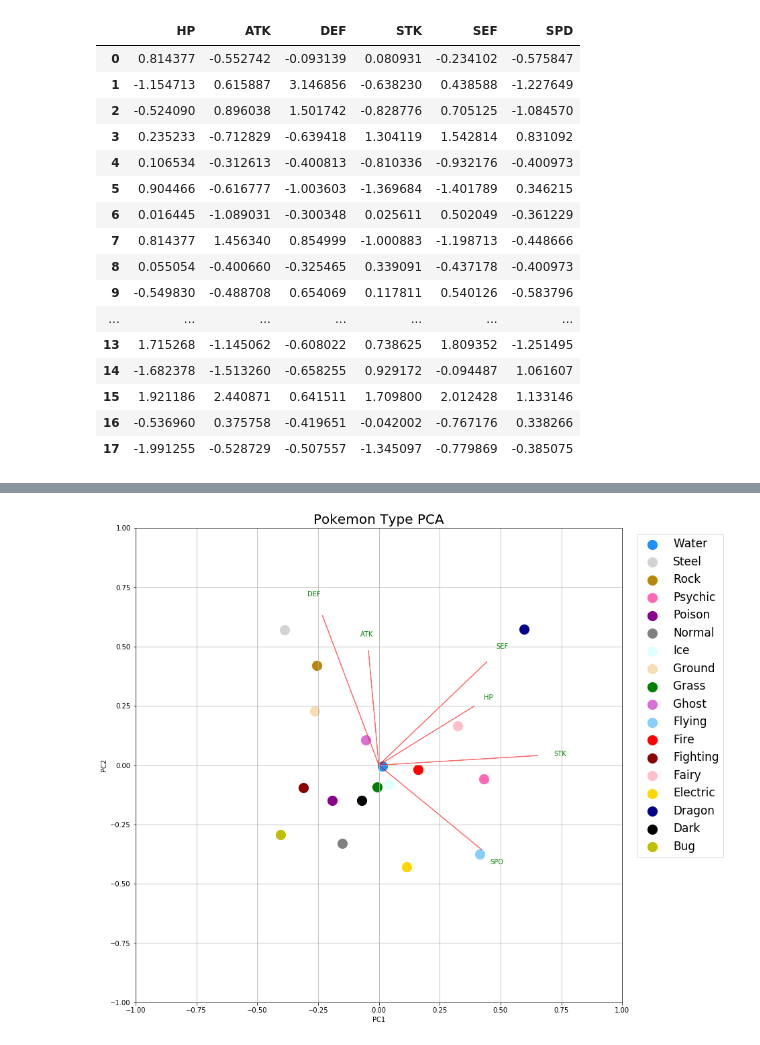
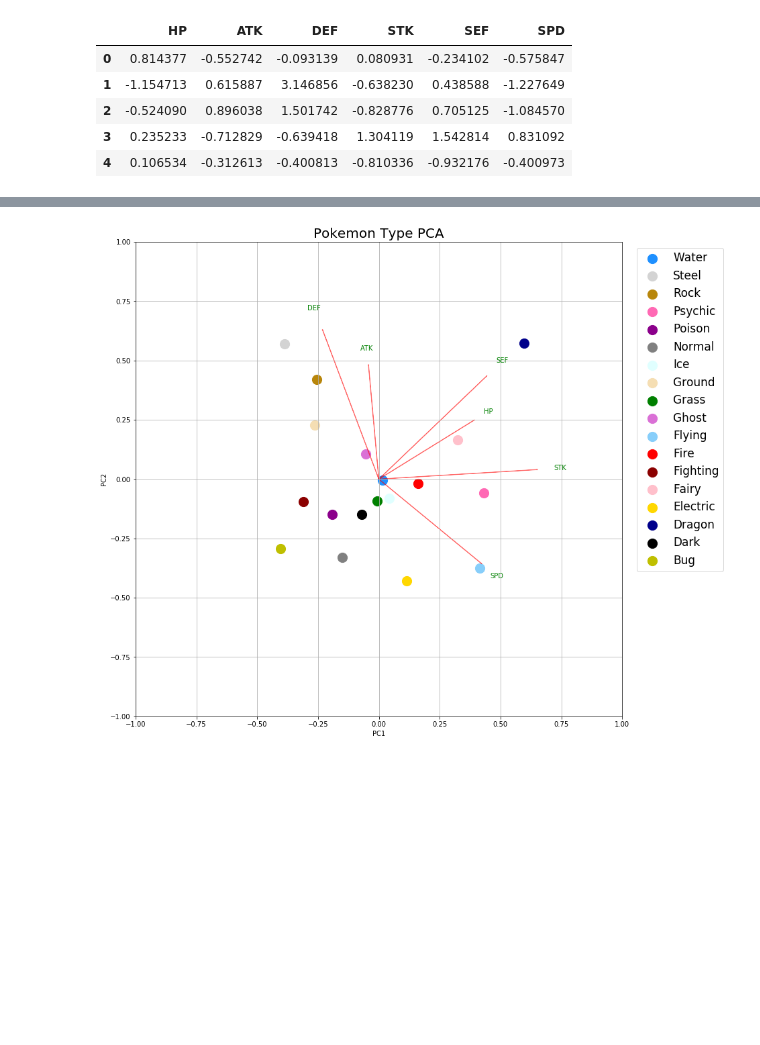
Before and after one commit to SeunguLyu/Pokemon_PCA, a Jupyter notebook: pokemon_type_pca.ipynb, the cells around one changed output, grey strips where cells are left out. Drawn from its saved outputs; the diff is of its cells as text; code cells hidden in the pictures; blank space fills up the shorter version.

```diff
--- a/pokemon_type_pca.ipynb
+++ b/pokemon_type_pca.ipynb
@@ -35,22 +80,11 @@ y = df.loc[:,['TYPE']].values
 x = StandardScaler().fit_transform(x)
 # %%
 dataset = pd.DataFrame({'HP':x[:,0],'ATK':x[:,1], 'DEF':x[:,2], 'STK':x[:,3], 'SEF':x[:,4], 'SPD':x[:,5]})
-dataset
+dataset.head()
 # %% [output]
 |  | HP | ATK | DEF | STK | SEF | SPD |
 | 0 | 0.814377 | -0.552742 | -0.093139 | 0.080931 | -0.234102 | -0.575847 |
 | 1 | -1.154713 | 0.615887 | 3.146856 | -0.638230 | 0.438588 | -1.227649 |
 | 2 | -0.524090 | 0.896038 | 1.501742 | -0.828776 | 0.705125 | -1.084570 |
 | 3 | 0.235233 | -0.712829 | -0.639418 | 1.304119 | 1.542814 | 0.831092 |
 | 4 | 0.106534 | -0.312613 | -0.400813 | -0.810336 | -0.932176 | -0.400973 |
-| 5 | 0.904466 | -0.616777 | -1.003603 | -1.369684 | -1.401789 | 0.346215 |
-| 6 | 0.016445 | -1.089031 | -0.300348 | 0.025611 | 0.502049 | -0.361229 |
-| 7 | 0.814377 | 1.456340 | 0.854999 | -1.000883 | -1.198713 | -0.448666 |
-| 8 | 0.055054 | -0.400660 | -0.325465 | 0.339091 | -0.437178 | -0.400973 |
-| 9 | -0.549830 | -0.488708 | 0.654069 | 0.117811 | 0.540126 | -0.583796 |
-| ... | ... | ... | ... | ... | ... | ... |
-| 13 | 1.715268 | -1.145062 | -0.608022 | 0.738625 | 1.809352 | -1.251495 |
-| 14 | -1.682378 | -1.513260 | -0.658255 | 0.929172 | -0.094487 | 1.061607 |
-| 15 | 1.921186 | 2.440871 | 0.641511 | 1.709800 | 2.012428 | 1.133146 |
-| 16 | -0.536960 | 0.375758 | -0.419651 | -0.042002 | -0.767176 | 0.338266 |
-| 17 | -1.991255 | -0.528729 | -0.507557 | -1.345097 | -0.779869 | -0.385075 |
```
Also changed, not shown: parts of 44 cells of this notebook, 4 other files.
